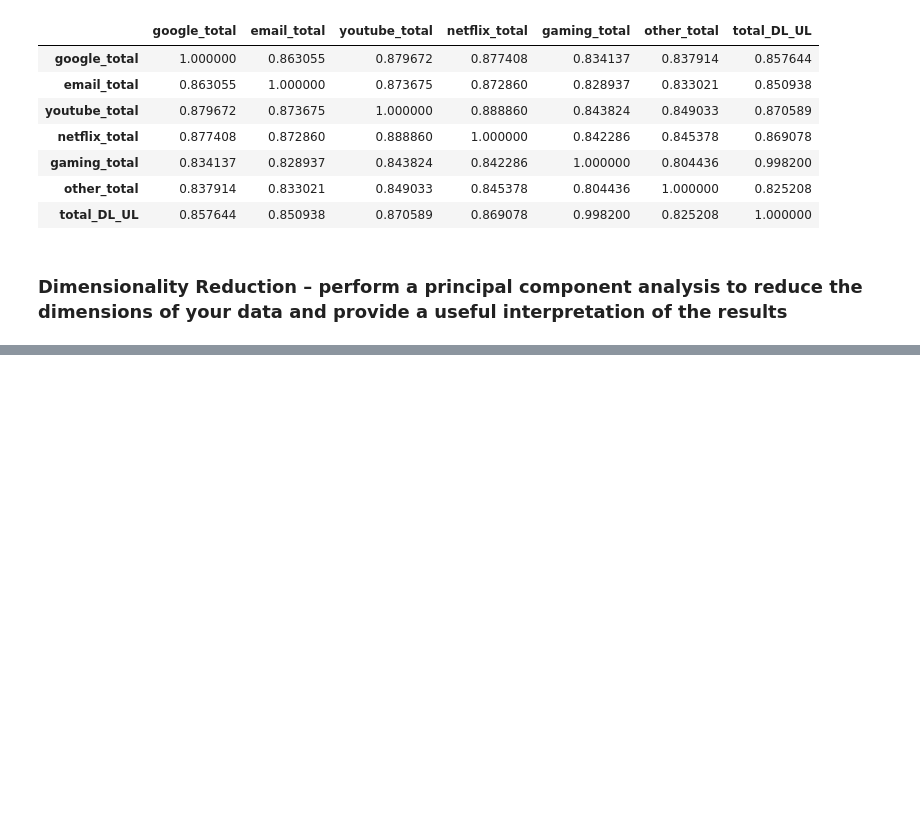
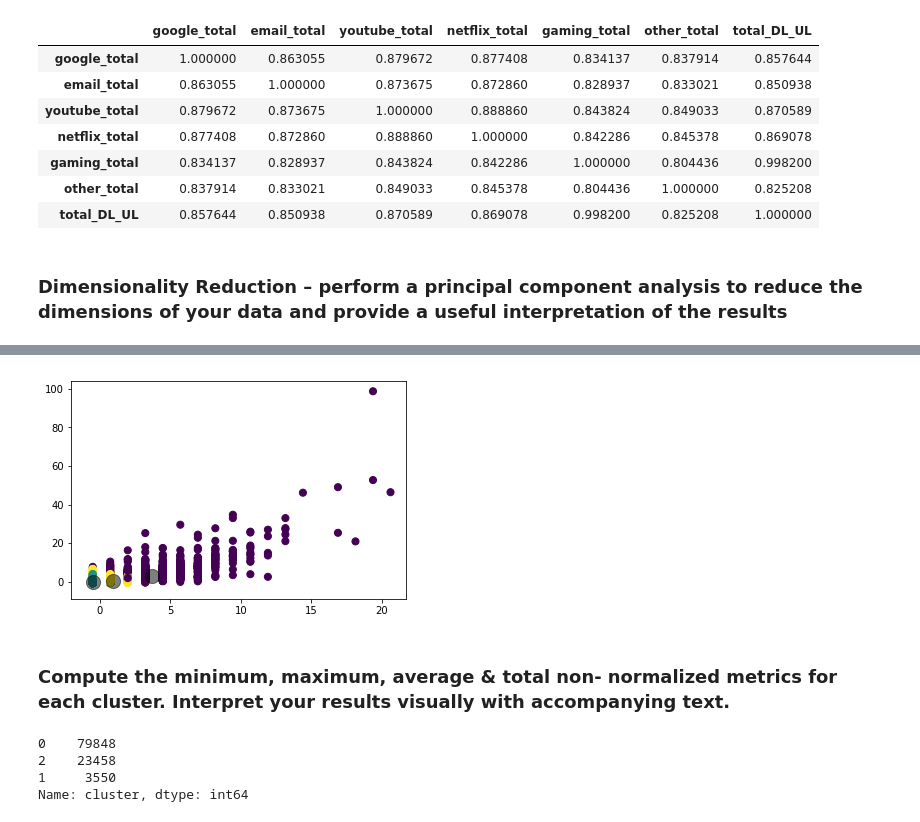
Before and after one commit to GETUCHALA20/TelcomAnalysis, a Jupyter notebook: Telecom Analaysis.ipynb, the cells around one changed output, grey strips where cells are left out. Cells and saved outputs as stored; diff of their text form; code cells hidden in the pictures; blank space fills up the shorter version.

```diff
--- a/Telecom Analaysis.ipynb
+++ b/Telecom Analaysis.ipynb
@@ -697,0 +736,5 @@ newdf.iloc[:,-8:-1].corr()
+# %%
+new_agg = tel_data.groupby('MSISDN/Number',axis=0).agg({'MSISDN/Number' : ['count'],'Dur. (ms)':['sum'],
+                                               'Total DL (Bytes)':['sum'],'Total UL (Bytes)':['sum']})
+new_agg.columns = ["_".join(x) for x in new_agg.columns.ravel()]
+new_agg['sessions_total_traffic'] = new_agg['Total DL (Bytes)_sum'] + new_agg['Total UL (Bytes)_sum']
@@ -697,0 +801,10 @@ newdf.iloc[:,-8:-1].corr()
+# %%
+#normalize data
+new_agg_metrics = new_agg.iloc[:, [0,1,4]]
+scaler = StandardScaler()
+scaled_new_agg = scaler.fit_transform(new_agg_metrics)
+# %%
+# running kmeans algorithm to classify user to three groupus
+kmeans = KMeans(n_clusters=3)
+kmeans.fit(scaled_new_agg)
+y_kmeans = kmeans.predict(scaled_new_agg)
@@ -697,0 +829,6 @@ newdf.iloc[:,-8:-1].corr()
+# %%
+plt.scatter(scaled_new_agg[:, 0], scaled_new_agg[:, 1], c=y_kmeans, s=50, cmap='viridis')
+centers = kmeans.cluster_centers_
+plt.scatter(centers[:, 0], centers[:, 1], c='black', s=200, alpha=0.5);
+# %% [output]
+[figure, added]
@@ -697,0 +840,11 @@ newdf.iloc[:,-8:-1].corr()
+# %% [markdown]
+### Compute the minimum, maximum, average & total non- normalized metrics for each cluster. Interpret your results visually with accompanying text.
+# %%
+frame = pd.DataFrame(new_agg_metrics)
+frame['cluster'] = pred
+frame['cluster'].value_counts()
+# %% [output]
+0    79848
+2    23458
+1     3550
+Name: cluster, dtype: int64
```
Also changed, not shown: parts of 135 cells of this notebook.
